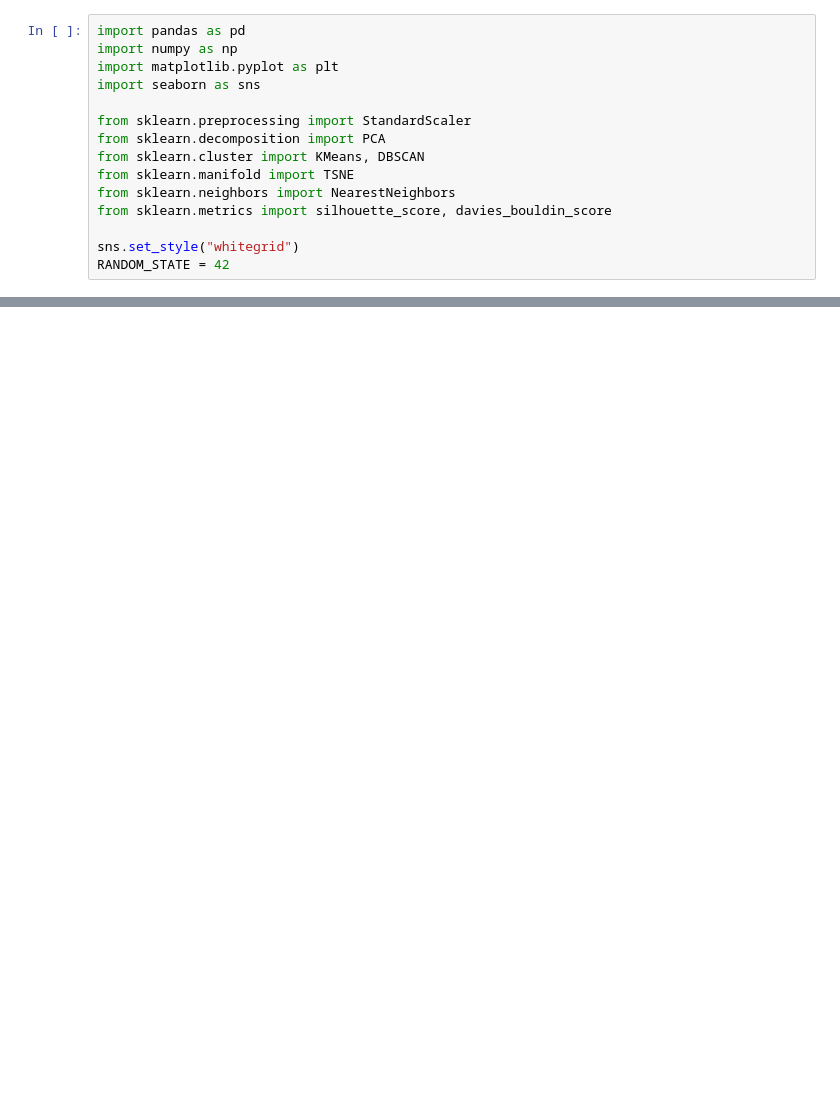
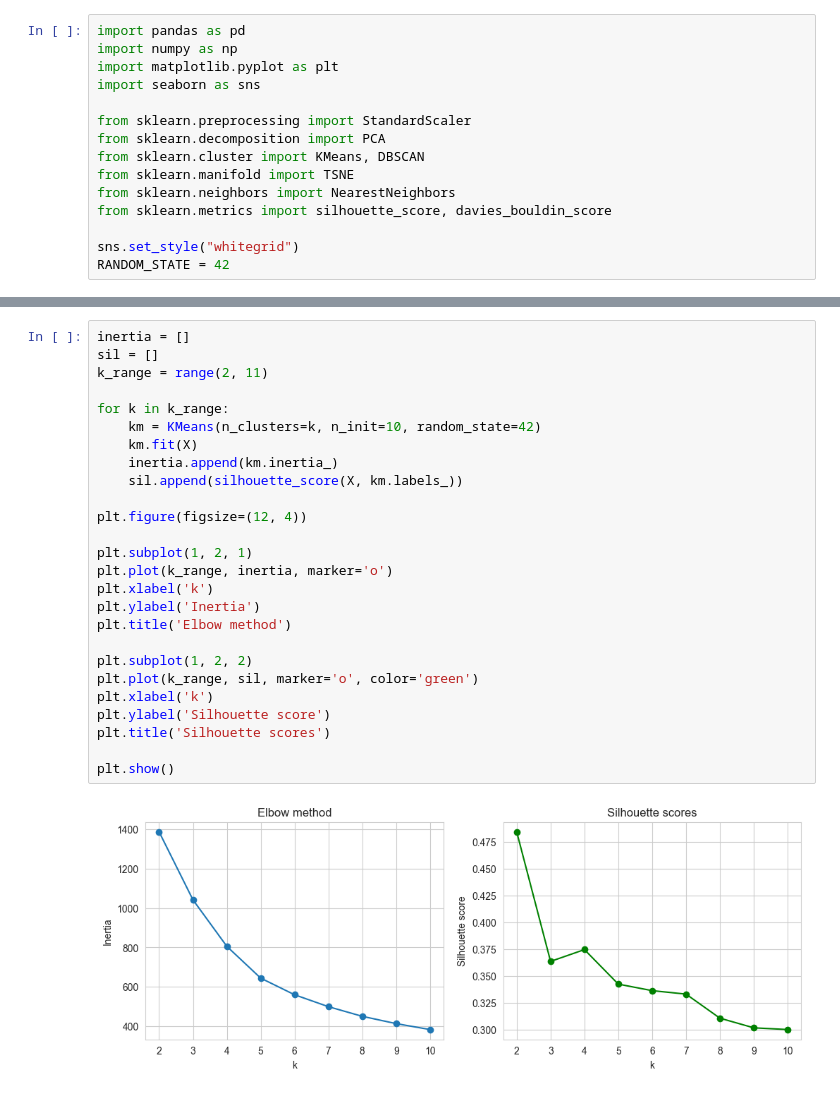
Before and after one commit to z4iddd/ML-CASE-STUDY-3, a Jupyter notebook: ecommerce.ipynb, the cells around one changed output, grey strips where cells are left out. Cells and saved outputs as stored; diff of their text form; blank space fills up the shorter version.

```diff
--- a/ecommerce.ipynb
+++ b/ecommerce.ipynb
@@ -21,0 +121,28 @@ UnicodeDecodeError: 'utf-8' codec can't decode byte 0xa3 in position 79780: inva
+# %%
+inertia = []
+sil = []
+k_range = range(2, 11)
+
+for k in k_range:
+    km = KMeans(n_clusters=k, n_init=10, random_state=42)
+    km.fit(X)
+    inertia.append(km.inertia_)
+    sil.append(silhouette_score(X, km.labels_))
+
+plt.figure(figsize=(12, 4))
+
+plt.subplot(1, 2, 1)
+plt.plot(k_range, inertia, marker='o')
+plt.xlabel('k')
+plt.ylabel('Inertia')
+plt.title('Elbow method')
+
+plt.subplot(1, 2, 2)
+plt.plot(k_range, sil, marker='o', color='green')
+plt.xlabel('k')
+plt.ylabel('Silhouette score')
+plt.title('Silhouette scores')
+
+plt.show()
+# %% [output]
+[figure, added]
```
Also changed, not shown: parts of 19 cells of this notebook, 1 other file.
